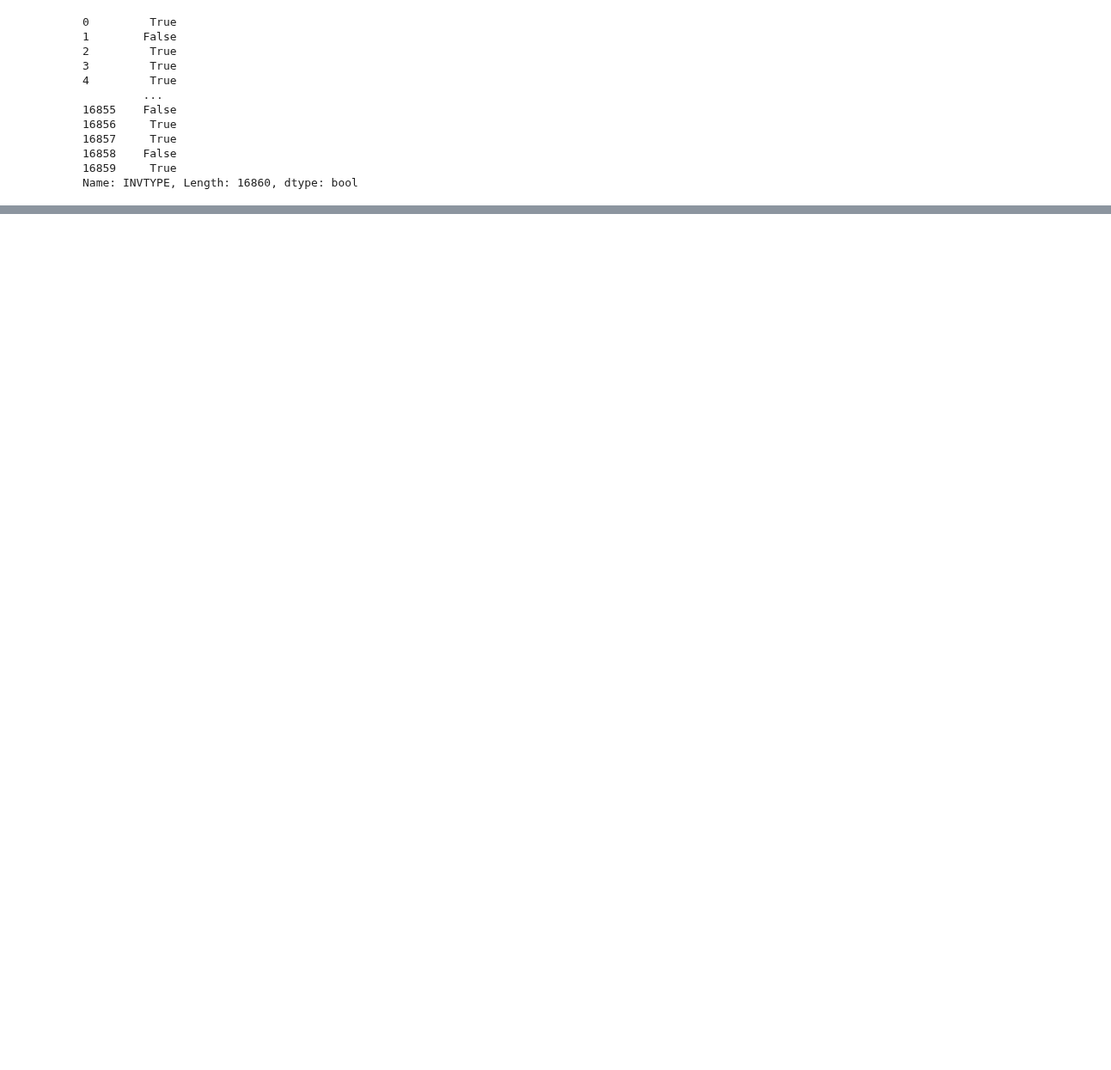
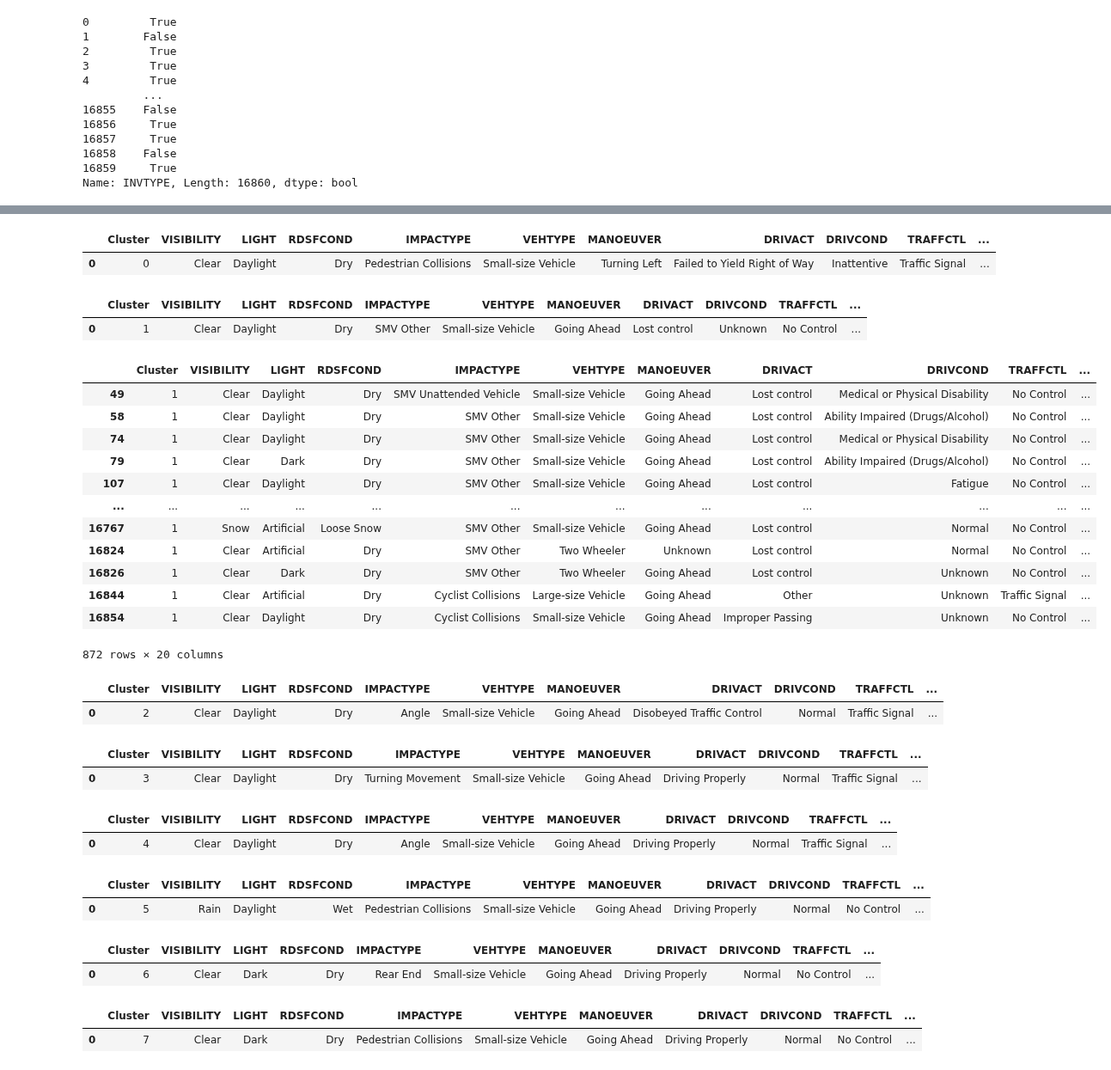
Before and after one commit to Vincent-Kwan/Safe-Roads-Competition, a Jupyter notebook: Clustering.ipynb, the cells around one changed output, grey strips where cells are left out. Shown at 86% size. Drawn from its saved outputs; the diff is of its cells as text; code cells hidden in the pictures; blank space fills up the shorter version.

```diff
--- a/Clustering.ipynb
+++ b/Clustering.ipynb
@@ -119,0 +130,56 @@ cluster_cols[cluster_cols['Cluster'] == 0]
+# %%
+cluster_cols[cluster_cols['Cluster'] == 0].apply(lambda x: x.mode())
+# %% [output]
+|  | Cluster | VISIBILITY | LIGHT | RDSFCOND | IMPACTYPE | VEHTYPE | MANOEUVER | DRIVACT | DRIVCOND | TRAFFCTL | ... |
+| 0 | 0 | Clear | Daylight | Dry | Pedestrian Collisions | Small-size Vehicle | Turning Left | Failed to Yield Right of Way | Inattentive | Traffic Signal | ... |
+# %%
+cluster_cols[cluster_cols['Cluster'] == 1].apply(lambda x: x.mode())
+# %% [output]
+|  | Cluster | VISIBILITY | LIGHT | RDSFCOND | IMPACTYPE | VEHTYPE | MANOEUVER | DRIVACT | DRIVCOND | TRAFFCTL | ... |
+| 0 | 1 | Clear | Daylight | Dry | SMV Other | Small-size Vehicle | Going Ahead | Lost control | Unknown | No Control | ... |
+# %%
+cluster_cols[cluster_cols['Cluster'] == 1]
+# %% [output]
+|  | Cluster | VISIBILITY | LIGHT | RDSFCOND | IMPACTYPE | VEHTYPE | MANOEUVER | DRIVACT | DRIVCOND | TRAFFCTL | ... |
+| 49 | 1 | Clear | Daylight | Dry | SMV Unattended Vehicle | Small-size Vehicle | Going Ahead | Lost control | Medical or Physical Disability | No Control | ... |
+| 58 | 1 | Clear | Daylight | Dry | SMV Other | Small-size Vehicle | Going Ahead | Lost control | Ability Impaired (Drugs/Alcohol) | No Control | ... |
+| 74 | 1 | Clear | Daylight | Dry | SMV Other | Small-size Vehicle | Going Ahead | Lost control | Medical or Physical Disability | No Control | ... |
+| 79 | 1 | Clear | Dark | Dry | SMV Other | Small-size Vehicle | Going Ahead | Lost control | Ability Impaired (Drugs/Alcohol) | No Control | ... |
+| 107 | 1 | Clear | Daylight | Dry | SMV Other | Small-size Vehicle | Going Ahead | Lost control | Fatigue | No Control | ... |
+| ... | ... | ... | ... | ... | ... | ... | ... | ... | ... | ... | ... |
+| 16767 | 1 | Snow | Artificial | Loose Snow | SMV Other | Small-size Vehicle | Going Ahead | Lost control | Normal | No Control | ... |
+| 16824 | 1 | Clear | Artificial | Dry | SMV Other | Two Wheeler | Unknown | Lost control | Normal | No Control | ... |
+| 16826 | 1 | Clear | Dark | Dry | SMV Other | Two Wheeler | Going Ahead | Lost control | Unknown | No Control | ... |
+| 16844 | 1 | Clear | Artificial | Dry | Cyclist Collisions | Large-size Vehicle | Going Ahead | Other | Unknown | Traffic Signal | ... |
+| 16854 | 1 | Clear | Daylight | Dry | Cyclist Collisions | Small-size Vehicle | Going Ahead | Improper Passing | Unknown | No Control | ... |
+872 rows × 20 columns
+# %%
+cluster_cols[cluster_cols['Cluster'] == 2].apply(lambda x: x.mode())
+# %% [output]
+|  | Cluster | VISIBILITY | LIGHT | RDSFCOND | IMPACTYPE | VEHTYPE | MANOEUVER | DRIVACT | DRIVCOND | TRAFFCTL | ... |
+| 0 | 2 | Clear | Daylight | Dry | Angle | Small-size Vehicle | Going Ahead | Disobeyed Traffic Control | Normal | Traffic Signal | ... |
+# %%
+cluster_cols[cluster_cols['Cluster'] == 3].apply(lambda x: x.mode())
+# %% [output]
+|  | Cluster | VISIBILITY | LIGHT | RDSFCOND | IMPACTYPE | VEHTYPE | MANOEUVER | DRIVACT | DRIVCOND | TRAFFCTL | ... |
+| 0 | 3 | Clear | Daylight | Dry | Turning Movement | Small-size Vehicle | Going Ahead | Driving Properly | Normal | Traffic Signal | ... |
+# %%
+cluster_cols[cluster_cols['Cluster'] == 4].apply(lambda x: x.mode())
+# %% [output]
+|  | Cluster | VISIBILITY | LIGHT | RDSFCOND | IMPACTYPE | VEHTYPE | MANOEUVER | DRIVACT | DRIVCOND | TRAFFCTL | ... |
+| 0 | 4 | Clear | Daylight | Dry | Angle | Small-size Vehicle | Going Ahead | Driving Properly | Normal | Traffic Signal | ... |
+# %%
+cluster_cols[cluster_cols['Cluster'] == 5].apply(lambda x: x.mode())
+# %% [output]
+|  | Cluster | VISIBILITY | LIGHT | RDSFCOND | IMPACTYPE | VEHTYPE | MANOEUVER | DRIVACT | DRIVCOND | TRAFFCTL | ... |
+| 0 | 5 | Rain | Daylight | Wet | Pedestrian Collisions | Small-size Vehicle | Going Ahead | Driving Properly | Normal | No Control | ... |
+# %%
+cluster_cols[cluster_cols['Cluster'] == 6].apply(lambda x: x.mode())
+# %% [output]
+|  | Cluster | VISIBILITY | LIGHT | RDSFCOND | IMPACTYPE | VEHTYPE | MANOEUVER | DRIVACT | DRIVCOND | TRAFFCTL | ... |
+| 0 | 6 | Clear | Dark | Dry | Rear End | Small-size Vehicle | Going Ahead | Driving Properly | Normal | No Control | ... |
+# %%
+cluster_cols[cluster_cols['Cluster'] == 7].apply(lambda x: x.mode())
+# %% [output]
+|  | Cluster | VISIBILITY | LIGHT | RDSFCOND | IMPACTYPE | VEHTYPE | MANOEUVER | DRIVACT | DRIVCOND | TRAFFCTL | ... |
+| 0 | 7 | Clear | Dark | Dry | Pedestrian Collisions | Small-size Vehicle | Going Ahead | Driving Properly | Normal | No Control | ... |
```
Also changed, not shown: parts of 15 cells of this notebook, 4 other files.
